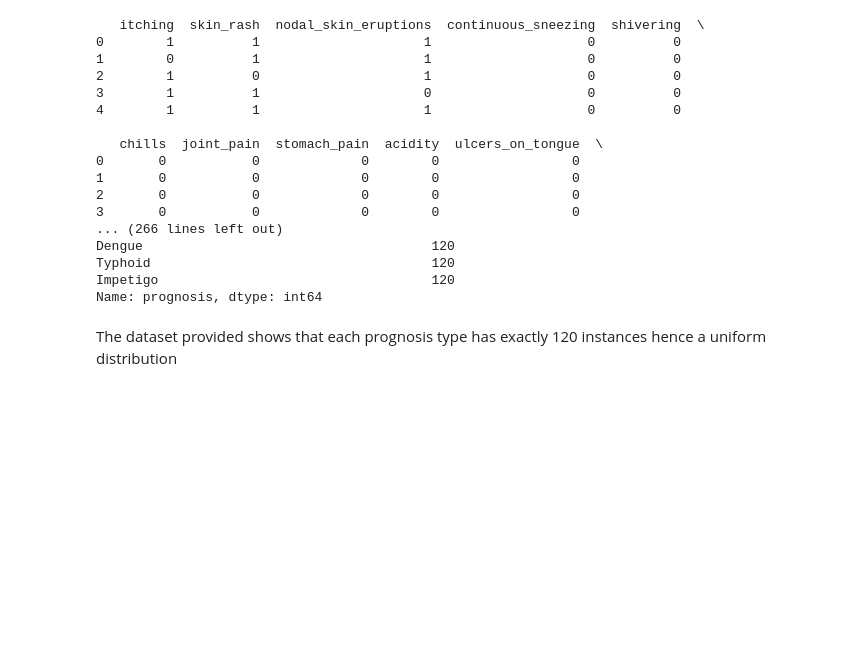
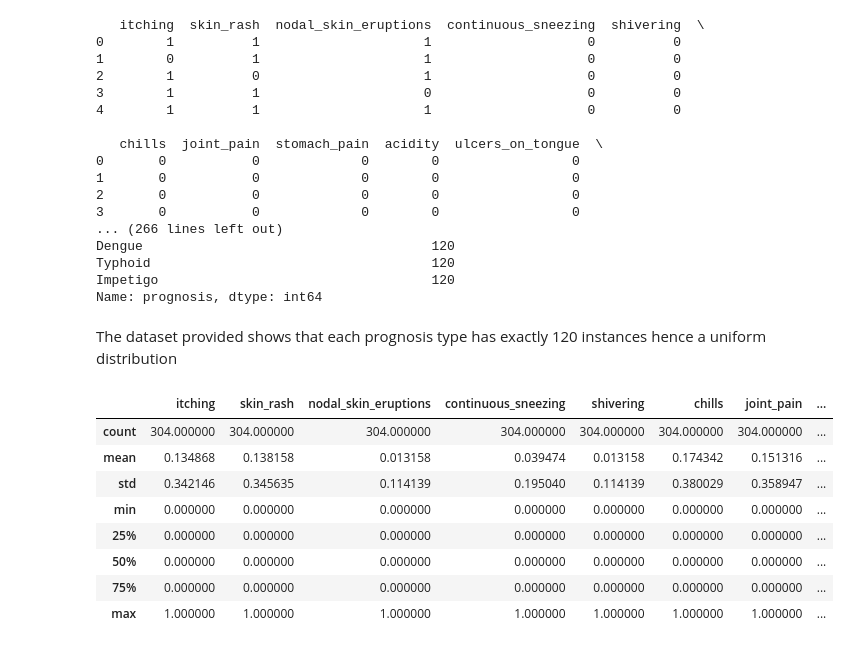
Before and after one commit to William-Itotia/Medicine-Recommendation-system, a Jupyter notebook: Untitled-1.ipynb, the cells around one changed output. Saved outputs shown, nothing was run; the diff lists cells and outputs as text; code cells hidden in the pictures; blank space fills up the shorter version.

```diff
--- a/Untitled-1.ipynb
+++ b/Untitled-1.ipynb
@@ -233,3 +209,15 @@ Impetigo                                   120
 Name: prognosis, dtype: int64
 # %% [markdown]
 The dataset provided shows that each prognosis type has exactly 120 instances hence a  uniform distribution
+# %%
+df.describe()
+# %% [output]
+|  | itching | skin_rash | nodal_skin_eruptions | continuous_sneezing | shivering | chills | joint_pain | ... |
+| count | 304.000000 | 304.000000 | 304.000000 | 304.000000 | 304.000000 | 304.000000 | 304.000000 | ... |
+| mean | 0.134868 | 0.138158 | 0.013158 | 0.039474 | 0.013158 | 0.174342 | 0.151316 | ... |
+| std | 0.342146 | 0.345635 | 0.114139 | 0.195040 | 0.114139 | 0.380029 | 0.358947 | ... |
+| min | 0.000000 | 0.000000 | 0.000000 | 0.000000 | 0.000000 | 0.000000 | 0.000000 | ... |
+| 25% | 0.000000 | 0.000000 | 0.000000 | 0.000000 | 0.000000 | 0.000000 | 0.000000 | ... |
+| 50% | 0.000000 | 0.000000 | 0.000000 | 0.000000 | 0.000000 | 0.000000 | 0.000000 | ... |
+| 75% | 0.000000 | 0.000000 | 0.000000 | 0.000000 | 0.000000 | 0.000000 | 0.000000 | ... |
+| max | 1.000000 | 1.000000 | 1.000000 | 1.000000 | 1.000000 | 1.000000 | 1.000000 | ... |
```
Also changed, not shown: parts of 3 cells of this notebook.
